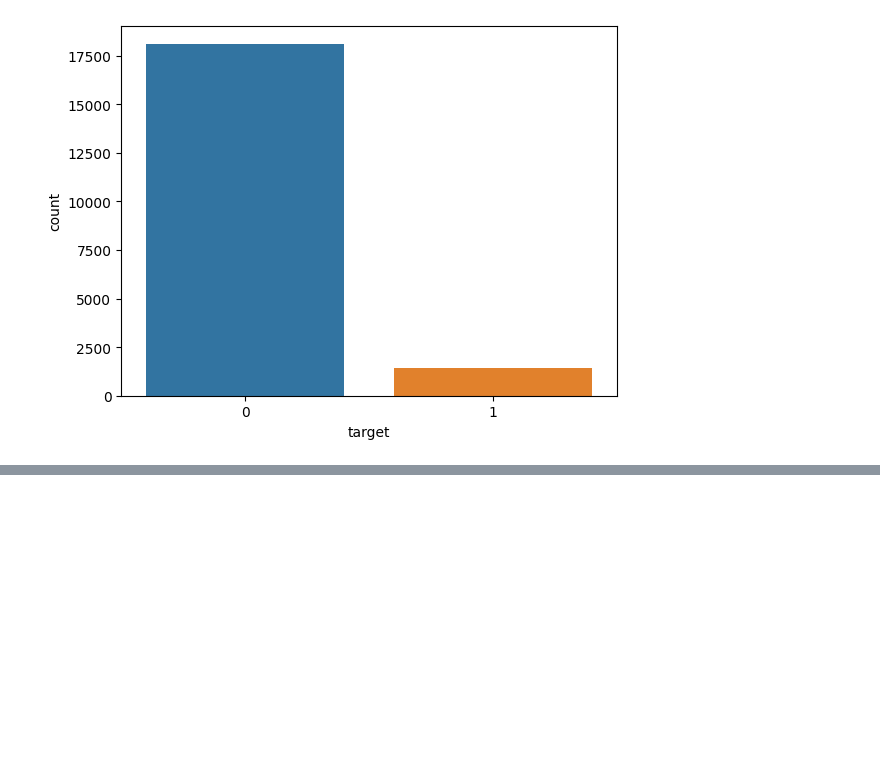
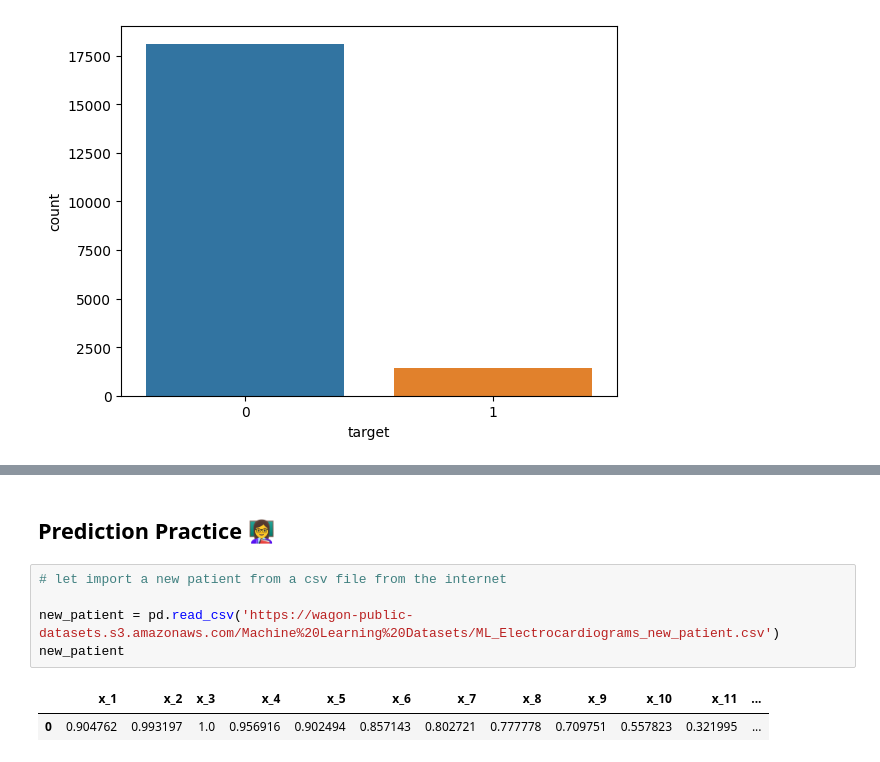
Before and after one commit to Jack-Merrett/data-electrocardiograms, a Jupyter notebook: notebooks/classifying_electrocardiograms.ipynb, the cells around one changed output, grey strips where cells are left out. Drawn from its saved outputs; the diff is of its cells as text; blank space fills up the shorter version.

Commit message:
finised the KNN predicive model for the electrocardiogram data set

```diff
--- a/notebooks/classifying_electrocardiograms.ipynb
+++ b/notebooks/classifying_electrocardiograms.ipynb
@@ -60,0 +244,10 @@ sns.countplot(x=y);
+# %% [markdown]
+## Prediction Practice 👩‍🏫
+# %%
+# let import a new patient from a csv file from the internet
+
+new_patient = pd.read_csv('https://wagon-public-datasets.s3.amazonaws.com/Machine%20Learning%20Datasets/ML_Electrocardiograms_new_patient.csv')
+new_patient
+# %% [output]
+|  | x_1 | x_2 | x_3 | x_4 | x_5 | x_6 | x_7 | x_8 | x_9 | x_10 | x_11 | ... |
+| 0 | 0.904762 | 0.993197 | 1.0 | 0.956916 | 0.902494 | 0.857143 | 0.802721 | 0.777778 | 0.709751 | 0.557823 | 0.321995 | ... |
```
Also changed, not shown: parts of 29 cells of this notebook, 1 other file.
